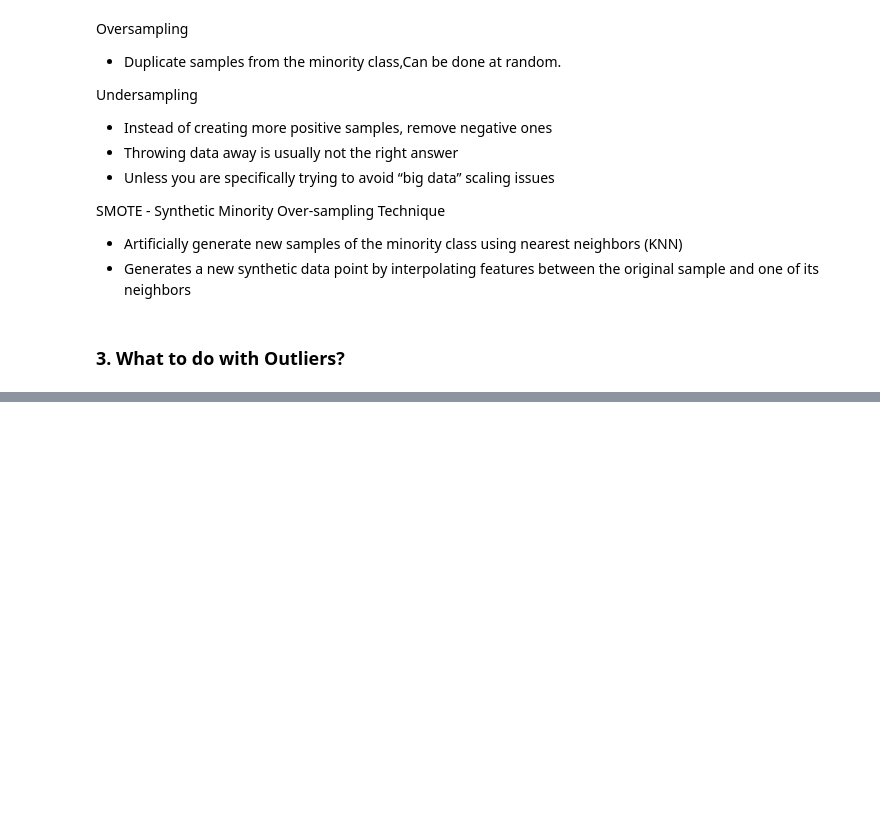
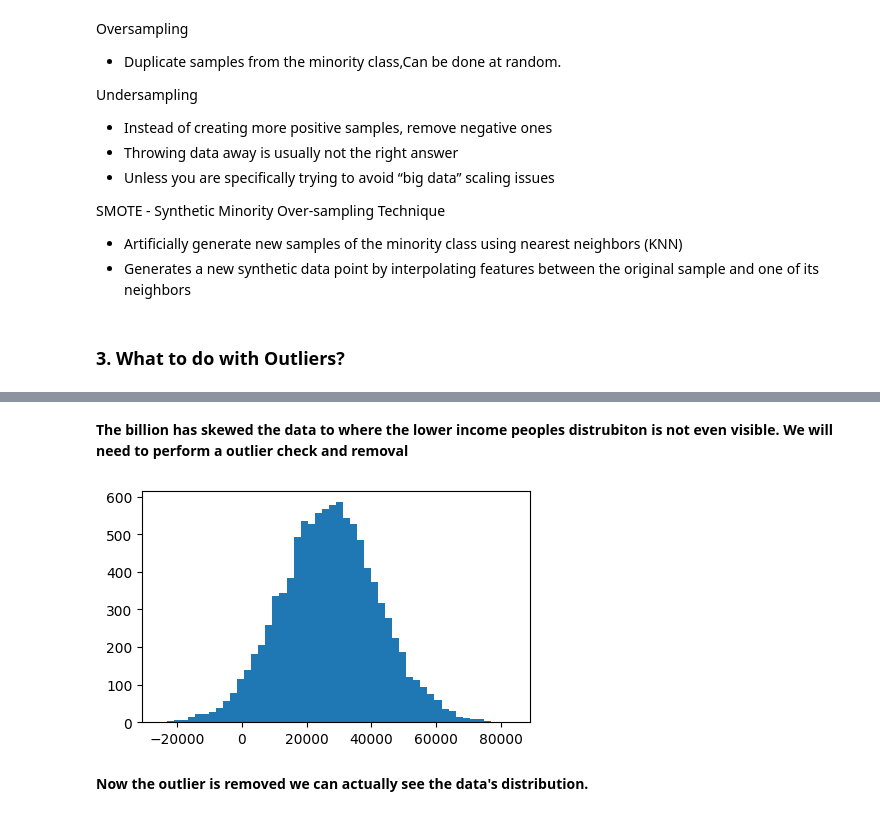
Before and after one commit to Amehroke/AWS_TestPrep, a Jupyter notebook: Notes/2_EDA.ipynb, the cells around one changed output, grey strips where cells are left out. Cells and saved outputs as stored; diff of their text form; code cells hidden in the pictures; blank space fills up the shorter version.

```diff
--- a/Notes/2_EDA.ipynb
+++ b/Notes/2_EDA.ipynb
@@ -409,0 +439,19 @@ SMOTE - Synthetic Minority Over-sampling Technique
+# %% [markdown]
+**The billion has skewed the data to where the lower income peoples distrubiton is not even visible. We will need to perform a outlier check and removal**
+# %%
+def reject_outliers(data):
+    u = np.median(data) # Calculate the median
+    s = np.std(data) # Calculate the standard deviation
+    filtered = [e for e in data if (u - 2 * s < e < u + 2 * s)] # Keep only the elements that are within 2 standard deviations from the median
+    return filtered
+
+filtered = reject_outliers(incomes) # Apply the function to the incomes data
+
+fig, ax = plt.subplots(figsize=(5, 3))
+ax.hist(filtered, bins=50)
+
+plt.show()
+# %% [output]
+[figure, added]
+# %% [markdown]
+**Now the outlier is removed we can actually see the data's distribution.**
```
Also changed, not shown: parts of 2 cells of this notebook.
